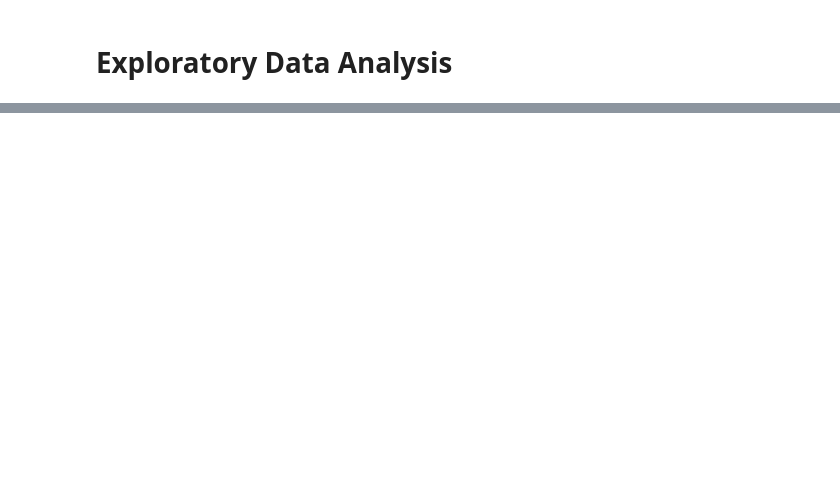
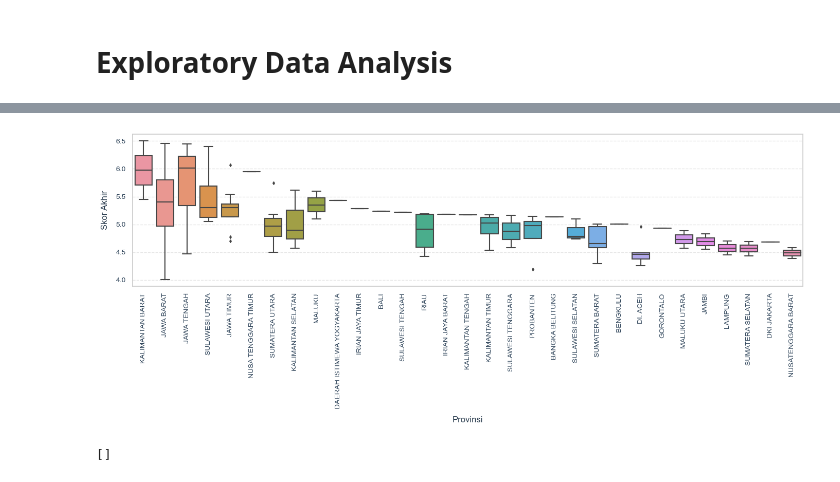
Before and after one commit to fathurwithyou/StudiumGenerale-Toleransi, a Jupyter notebook: main.ipynb, the cells around one changed output, grey strips where cells are left out. Drawn from its saved outputs; the diff is of its cells as text; code cells hidden in the pictures; blank space fills up the shorter version.

```diff
--- a/main.ipynb
+++ b/main.ipynb
@@ -217,0 +161,16 @@ memory usage: 14.8+ KB
+# %%
+Q1 = df["Skor Akhir"].quantile(0.25)  # Kuartil pertama
+Q3 = df["Skor Akhir"].quantile(0.75)  # Kuartil ketiga
+IQR = Q3 - Q1  # Rentang interkuartil
+
+lower_bound = Q1 - 1.5 * IQR
+upper_bound = Q3 + 1.5 * IQR
+
+df["Pencilan"] = (df["Skor Akhir"] < lower_bound) | (df["Skor Akhir"] > upper_bound)
+
+print("Q1:", Q1)
+print("Q3:", Q3)
+print("IQR:", IQR)
+print("Batas Bawah:", lower_bound)
+print("Batas Atas:", upper_bound)
+df[df["Pencilan"]]['Kota'].unique().tolist()
@@ -217,0 +184,24 @@ memory usage: 14.8+ KB
+# %%
+import matplotlib.pyplot as plt
+import seaborn as sns
+
+sns.set(style='whitegrid')
+plt.figure(figsize=(14, 6))
+sns.boxplot(x='Provinsi', y='Skor Akhir', data=df, linewidth=1.5, fliersize=3, whis=1.5)
+
+plt.xlabel('Provinsi', fontsize=12, labelpad=10, color='#2c3e50')
+plt.ylabel('Skor Akhir', fontsize=12, labelpad=10, color='#2c3e50')
+plt.xticks(rotation=90, fontsize=10, color='#34495e')
+plt.yticks(fontsize=10, color='#34495e')
+
+plt.grid(axis='y', linestyle='--', alpha=0.5)
+plt.tight_layout()
+plt.show()
+# %% [output]
+[figure, added]
+# %%
+df["Z-Score"] = zscore(df["Skor Akhir"])
+df["Pencilan"] = (df["Z-Score"] < -3) | (df["Z-Score"] > 3)
+df[df["Pencilan"]]['Kota'].unique().tolist()
+# %% [output]
+[]
```
Also changed, not shown: parts of 25 cells of this notebook, 5 other files.
